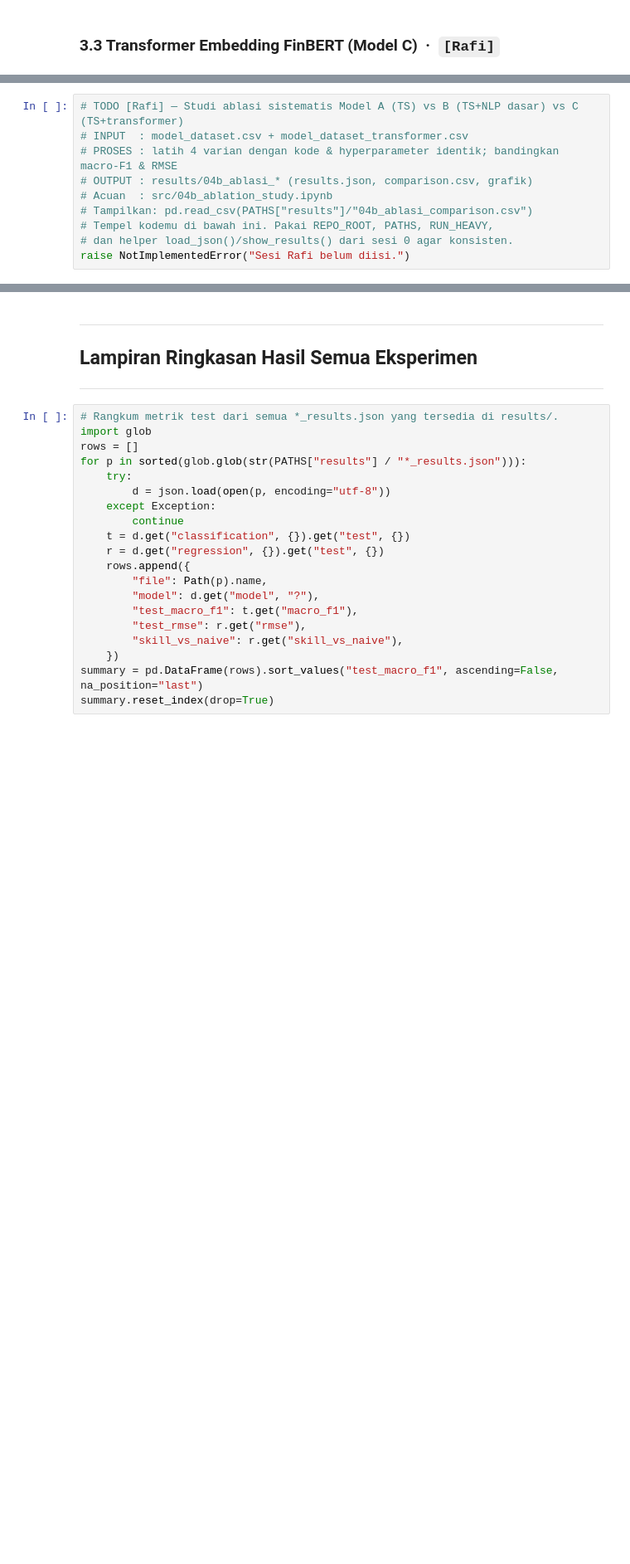
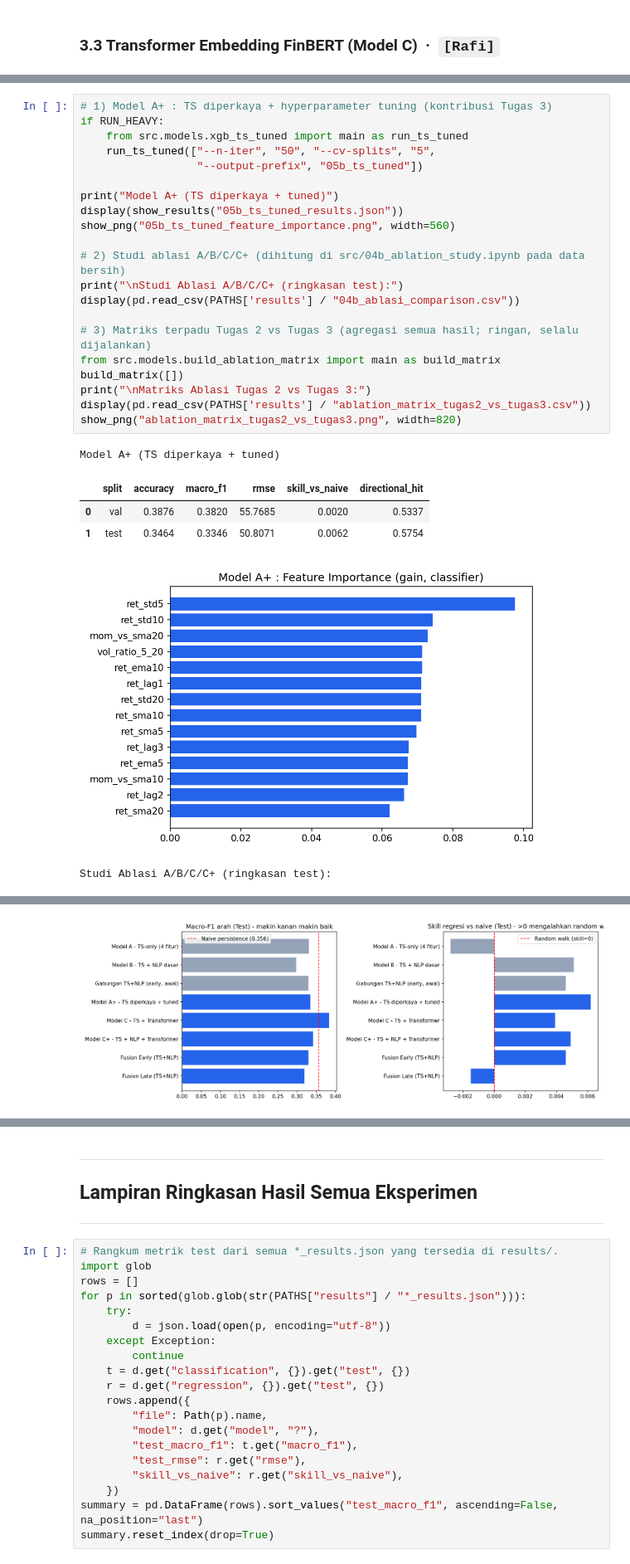
Before and after one commit to mikailachmad/nlp-trio-bertiga, a Jupyter notebook: main.ipynb, the cells around one changed output, grey strips where cells are left out. Shown at 83% size. Drawn from its saved outputs; the diff is of its cells as text; blank space fills up the shorter version.

```diff
--- a/main.ipynb
+++ b/main.ipynb
@@ -542,10 +593,28 @@ Late fusion (basic / Model B)
 # %%
-# TODO [Rafi] — Studi ablasi sistematis Model A (TS) vs B (TS+NLP dasar) vs C (TS+transformer)
-# INPUT  : model_dataset.csv + model_dataset_transformer.csv
-# PROSES : latih 4 varian dengan kode & hyperparameter identik; bandingkan macro-F1 & RMSE
-# OUTPUT : results/04b_ablasi_* (results.json, comparison.csv, grafik)
-# Acuan  : src/04b_ablation_study.ipynb
-# Tampilkan: pd.read_csv(PATHS["results"]/"04b_ablasi_comparison.csv")
-# Tempel kodemu di bawah ini. Pakai REPO_ROOT, PATHS, RUN_HEAVY,
-# dan helper load_json()/show_results() dari sesi 0 agar konsisten.
-raise NotImplementedError("Sesi Rafi belum diisi.")
+# 1) Model A+ : TS diperkaya + hyperparameter tuning (kontribusi Tugas 3)
+if RUN_HEAVY:
+    from src.models.xgb_ts_tuned import main as run_ts_tuned
+    run_ts_tuned(["--n-iter", "50", "--cv-splits", "5",
+                  "--output-prefix", "05b_ts_tuned"])
+
+print("Model A+ (TS diperkaya + tuned)")
+display(show_results("05b_ts_tuned_results.json"))
+show_png("05b_ts_tuned_feature_importance.png", width=560)
+
+# 2) Studi ablasi A/B/C/C+ (dihitung di src/04b_ablation_study.ipynb pada data bersih)
+print("\nStudi Ablasi A/B/C/C+ (ringkasan test):")
+display(pd.read_csv(PATHS['results'] / "04b_ablasi_comparison.csv"))
+
+# 3) Matriks terpadu Tugas 2 vs Tugas 3 (agregasi semua hasil; ringan, selalu dijalankan)
+from src.models.build_ablation_matrix import main as build_matrix
+build_matrix([])
+print("\nMatriks Ablasi Tugas 2 vs Tugas 3:")
+display(pd.read_csv(PATHS['results'] / "ablation_matrix_tugas2_vs_tugas3.csv"))
+show_png("ablation_matrix_tugas2_vs_tugas3.png", width=820)
+# %% [output]
+Model A+ (TS diperkaya + tuned)
+|  | split | accuracy | macro_f1 | rmse | skill_vs_naive | directional_hit |
+| 0 | val | 0.3876 | 0.3820 | 55.7685 | 0.0020 | 0.5337 |
+| 1 | test | 0.3464 | 0.3346 | 50.8071 | 0.0062 | 0.5754 |
+[figure, added]
+Studi Ablasi A/B/C/C+ (ringkasan test):
@@ -552,3 +663,4 @@ raise NotImplementedError("Sesi Rafi belum diisi.")
+[figure, added]
 # %% [markdown]
 ### 3.6 Analisis Korelasi & Error &nbsp;·&nbsp; `[Mikail]`
 
```
Also changed, not shown: parts of 20 cells of this notebook, 4 other files.
